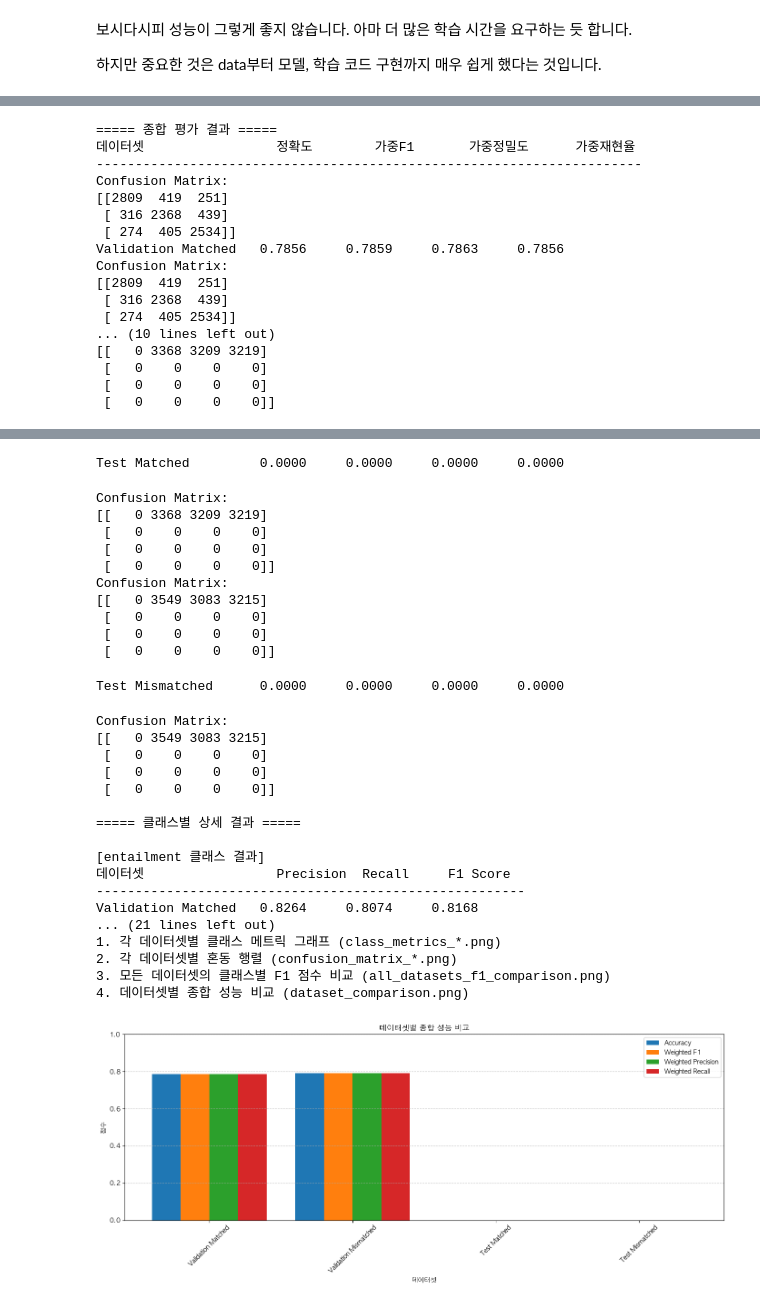
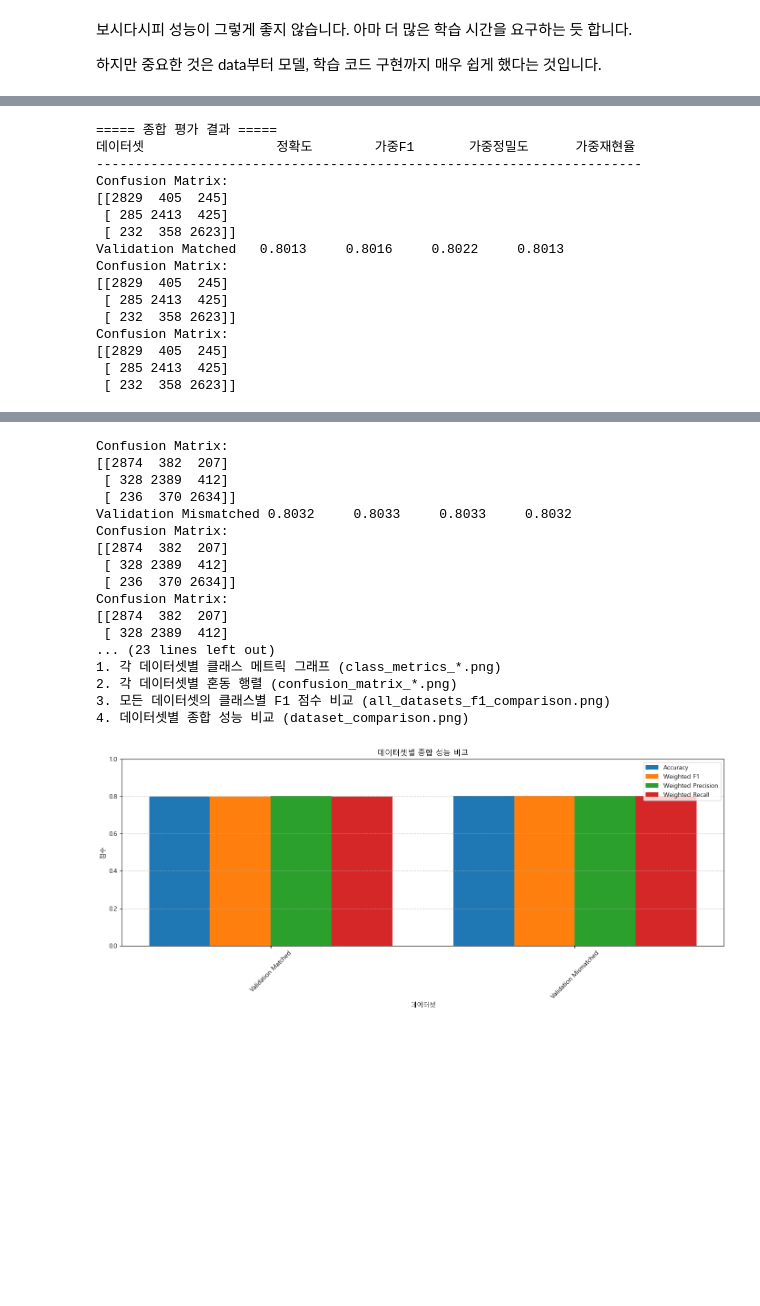
Before and after one commit to mineclover/pytorch-example, a Jupyter notebook: 04-test/MNLI.ipynb, the cells around one changed output, grey strips where cells are left out. Cells and saved outputs as stored; diff of their text form; code cells hidden in the pictures; blank space fills up the shorter version.

```diff
--- a/04-test/MNLI.ipynb
+++ b/04-test/MNLI.ipynb
@@ -369,7 +346,7 @@ import platform
 import os
 
 # 저장할 상대 경로 설정
-output_dir = "png/visualizations"
+output_dir = "results/visualizations"
 
 # 경로가 존재하지 않으면 생성
 os.makedirs(output_dir, exist_ok=True)
@@ -546,8 +523,8 @@ def evaluate_and_visualize_all_datasets(trainer, datasets):
 datasets = {
     "Validation Matched": val_matched_dataset,
     "Validation Mismatched": val_mismatched_dataset,
-    "Test Matched": test_matched_dataset,
-    "Test Mismatched": test_mismatched_dataset
+    # "Test Matched": test_matched_dataset,
+    # "Test Mismatched": test_mismatched_dataset
 }
 
 # 모든 데이터셋 평가 및 시각화
@@ -557,16 +534,15 @@ results, class_metrics = evaluate_and_visualize_all_datasets(trainer, datasets)
 데이터셋                 정확도        가중F1       가중정밀도      가중재현율
 ----------------------------------------------------------------------
 Confusion Matrix:
-[[2809  419  251]
- [ 316 2368  439]
- [ 274  405 2534]]
-Validation Matched   0.7856     0.7859     0.7863     0.7856
+[[2829  405  245]
+ [ 285 2413  425]
+ [ 232  358 2623]]
+Validation Matched   0.8013     0.8016     0.8022     0.8013
 Confusion Matrix:
-[[2809  419  251]
- [ 316 2368  439]
- [ 274  405 2534]]
-... (10 lines left out)
-[[   0 3368 3209 3219]
- [   0    0    0    0]
- [   0    0    0    0]
- [   0    0    0    0]]
+[[2829  405  245]
+ [ 285 2413  425]
+ [ 232  358 2623]]
+Confusion Matrix:
+[[2829  405  245]
+ [ 285 2413  425]
+ [ 232  358 2623]]
@@ -573,30 +550,18 @@ Confusion Matrix:
-Test Matched         0.0000     0.0000     0.0000     0.0000
+Confusion Matrix:
+[[2874  382  207]
+ [ 328 2389  412]
+ [ 236  370 2634]]
+Validation Mismatched 0.8032     0.8033     0.8033     0.8032
+Confusion Matrix:
+[[2874  382  207]
+ [ 328 2389  412]
+ [ 236  370 2634]]
+Confusion Matrix:
+[[2874  382  207]
+ [ 328 2389  412]
+... (23 lines left out)
+1. 각 데이터셋별 클래스 메트릭 그래프 (class_metrics_*.png)
+2. 각 데이터셋별 혼동 행렬 (confusion_matrix_*.png)
+3. 모든 데이터셋의 클래스별 F1 점수 비교 (all_datasets_f1_comparison.png)
+4. 데이터셋별 종합 성능 비교 (dataset_comparison.png)
-Confusion Matrix:
-[[   0 3368 3209 3219]
- [   0    0    0    0]
- [   0    0    0    0]
- [   0    0    0    0]]
-Confusion Matrix:
-[[   0 3549 3083 3215]
- [   0    0    0    0]
- [   0    0    0    0]
- [   0    0    0    0]]
-Test Mismatched      0.0000     0.0000     0.0000     0.0000
-Confusion Matrix:
-[[   0 3549 3083 3215]
- [   0    0    0    0]
- [   0    0    0    0]
- [   0    0    0    0]]
-
-===== 클래스별 상세 결과 =====
-
-[entailment 클래스 결과]
-데이터셋                 Precision  Recall     F1 Score
--------------------------------------------------------
-Validation Matched   0.8264     0.8074     0.8168
-... (21 lines left out)
-1. 각 데이터셋별 클래스 메트릭 그래프 (class_metrics_*.png)
-2. 각 데이터셋별 혼동 행렬 (confusion_matrix_*.png)
-3. 모든 데이터셋의 클래스별 F1 점수 비교 (all_datasets_f1_comparison.png)
-4. 데이터셋별 종합 성능 비교 (dataset_comparison.png)
-[figure, old version]
+[figure, new version]
```
Also changed, not shown: parts of 4 cells of this notebook, 2 other files.
